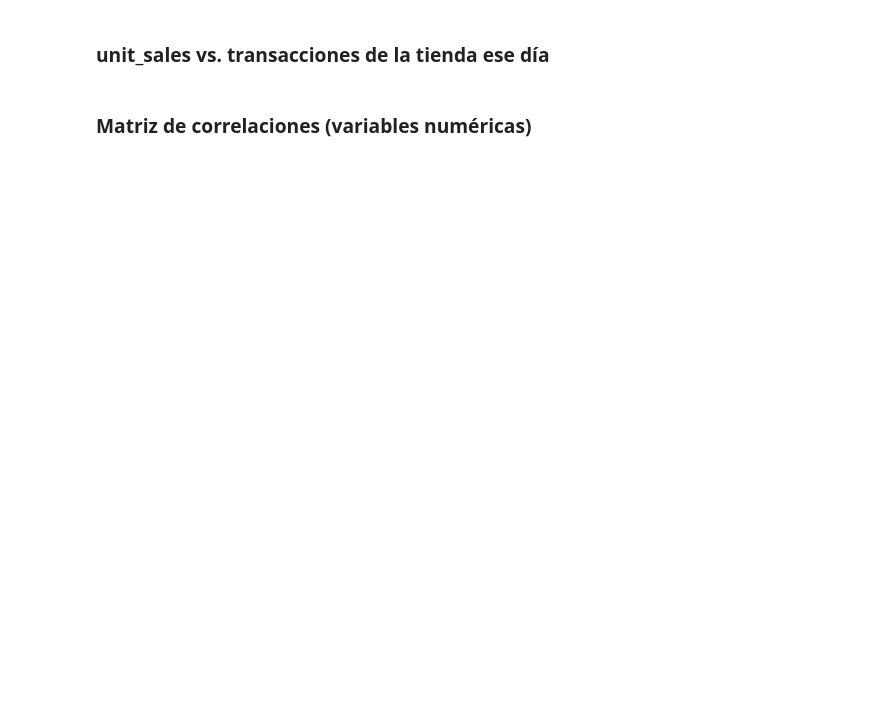
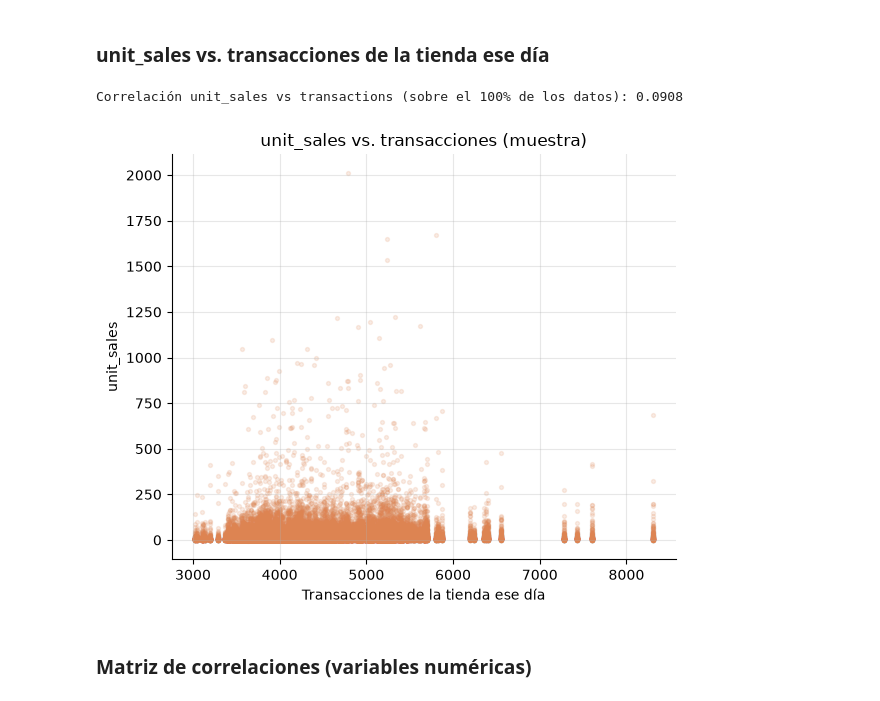
Before and after one commit to lilayrosado123/tesis, a Jupyter notebook: EDA_bbdd_filtrada(3).ipynb, the cells around one changed output. Drawn from its saved outputs; the diff is of its cells as text; code cells hidden in the pictures; blank space fills up the shorter version.

```diff
--- a/EDA_bbdd_filtrada(3).ipynb
+++ b/EDA_bbdd_filtrada(3).ipynb
@@ -258,16 +480,19 @@ plt.show()
 # %%
 correlacion_trans = df[["unit_sales", "transactions"]].corr().iloc[0, 1]
 print(f"Correlación unit_sales vs transactions (sobre el 100% de los datos): {correlacion_trans:.4f}")
 
-muestra_plot2 = df.sample(min(PLOT_SAMPLE_SIZE, len(df)), random_state=RANDOM_STATE)
+muestra_plot2 = df.sample(min(TAMANO_MUESTRA_GRAFICO, len(df)), random_state=SEMILLA_ALEATORIA)
 
 fig, ax = plt.subplots(figsize=(6, 5))
 ax.scatter(muestra_plot2["transactions"], muestra_plot2["unit_sales"], alpha=0.15, s=8, color=COLOR_SECUNDARIO)
 ax.set_xlabel("Transacciones de la tienda ese día")
 ax.set_ylabel("unit_sales")
 ax.set_title("unit_sales vs. transacciones (muestra)")
 plt.tight_layout()
 plt.show()
+# %% [output]
+Correlación unit_sales vs transactions (sobre el 100% de los datos): 0.0908
+[figure, added]
 # %% [markdown]
 ### Matriz de correlaciones (variables numéricas)
 # %%
```
Also changed, not shown: parts of 43 cells of this notebook.
